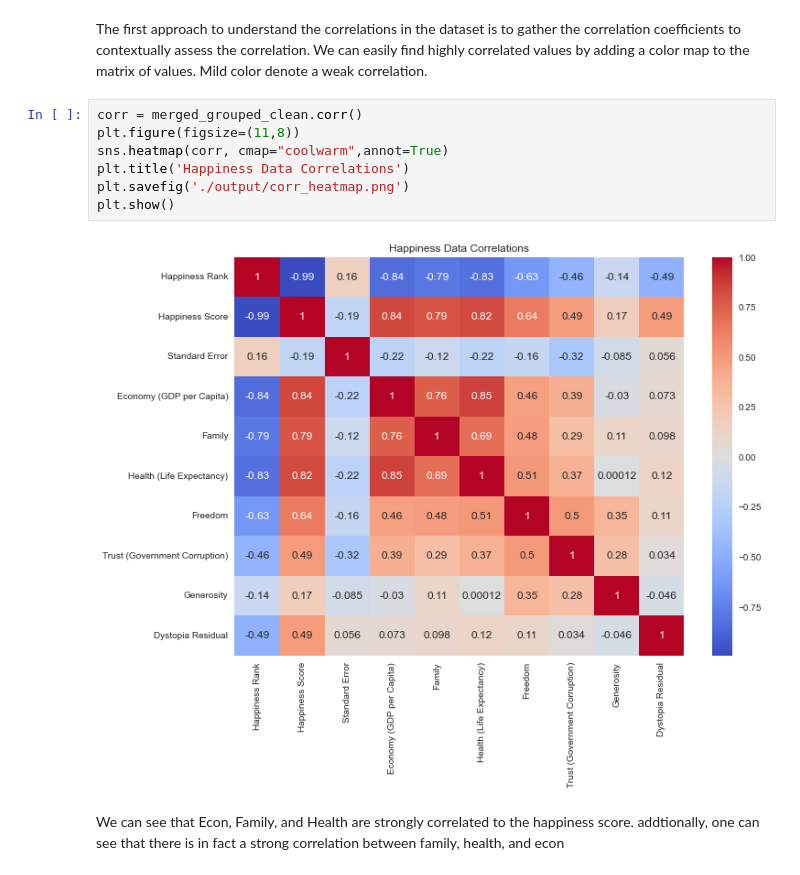
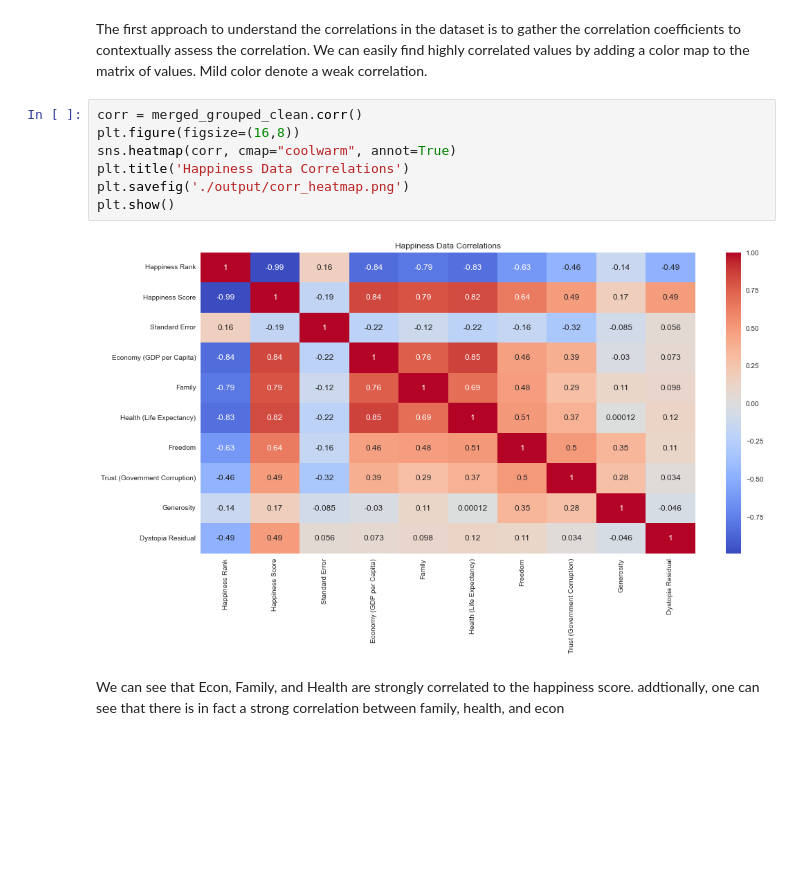
Before and after one commit to qshen9581/ds5100-group2, a Jupyter notebook: happiness_analysis_ds.ipynb, the cells around one changed output. Drawn from its saved outputs; the diff is of its cells as text; blank space fills up the shorter version.

Commit message:
image update

```diff
--- a/happiness_analysis_ds.ipynb
+++ b/happiness_analysis_ds.ipynb
@@ -315,13 +315,13 @@ Index(['Happiness Rank', 'Happiness Score', 'Standard Error',
 The first approach to understand the correlations in the dataset is to gather the correlation coefficients to contextually assess the correlation. We can easily find highly correlated values by adding a color map to the matrix of values. Mild color denote a weak correlation.
 # %%
 corr = merged_grouped_clean.corr()
-plt.figure(figsize=(11,8))
-sns.heatmap(corr, cmap="coolwarm",annot=True)
+plt.figure(figsize=(16,8))
+sns.heatmap(corr, cmap="coolwarm", annot=True)
 plt.title('Happiness Data Correlations')
 plt.savefig('./output/corr_heatmap.png')
 plt.show()
 # %% [output]
-[figure, old version]
+[figure, new version]
 # %% [markdown]
 We can see that Econ, Family, and Health are strongly correlated to the happiness score. addtionally, one can see that there is in fact a strong correlation between family, health, and econ
 # %% [markdown]
```
Also changed, not shown: parts of 1 cell of this notebook, 1 other file.
